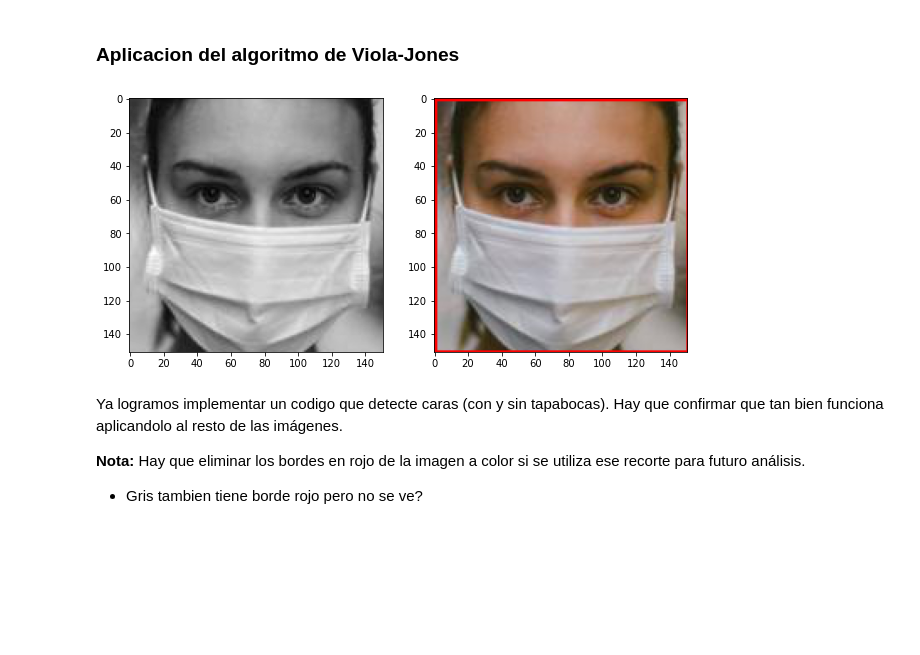
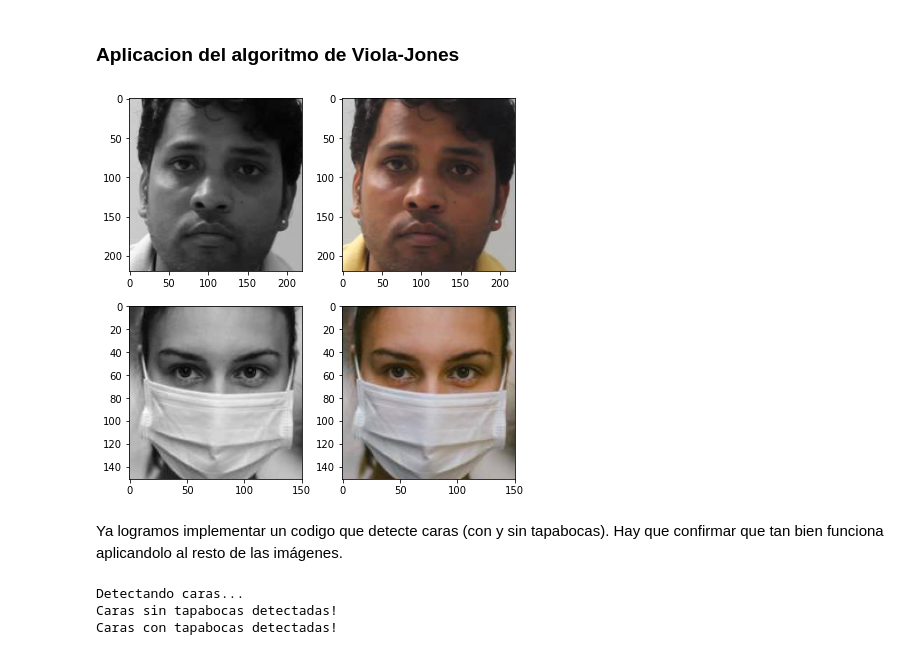
Before and after one commit to juanksRuiz/Vision_por_computador, a Jupyter notebook: Proyectos/Proyecto_3/Proyecto3_JuanCamiloRuiz.ipynb, the cells around one changed output. Saved outputs shown, nothing was run; the diff lists cells and outputs as text; code cells hidden in the pictures; blank space fills up the shorter version.

Commit message:
Funcion para detectar caras y features estadisticos completos

```diff
--- a/Proyectos/Proyecto_3/Proyecto3_JuanCamiloRuiz.ipynb
+++ b/Proyectos/Proyecto_3/Proyecto3_JuanCamiloRuiz.ipynb
@@ -88,7 +142,7 @@ faces_2 = face_cascade.detectMultiScale(gray_2, 1.3, 5)
 # Dibuja rectangulos en las caras y ojos
 marked_1 = deepcopy(im1)
 for (x,y,w,h) in faces_1:
-    marked_1 = cv2.rectangle(marked_1,(x,y),(x+w,y+h),(255,0,0),2)
+    #marked_1 = cv2.rectangle(marked_1,(x,y),(x+w,y+h),(255,0,0),2)
     # Seleccion en escala de grises de la cara
     roi_gray_1 = gray_1[y:y+h, x:x+w]
     # Seleccion a color de la cara
@@ -97,22 +151,39 @@ for (x,y,w,h) in faces_1:
 # Dibuja rectangulos en las caras y ojos
 marked_2 = deepcopy(im2)
 for (x,y,w,h) in faces_2:
-    marked_2 = cv2.rectangle(marked_2,(x,y),(x+w,y+h),(255,0,0),2)
+    #marked_2 = cv2.rectangle(marked_2,(x,y),(x+w,y+h),(255,0,0),2)
     # Seleccion en escala de grises de la cara
     roi_gray_2 = gray_2[y:y+h, x:x+w]
     # Seleccion a color de la cara
     roi_color_2 = marked_2[y:y+h, x:x+w]
 # %%
-fig, ax = plt.subplots(1,2,figsize=(10,5))
+fig, ax = plt.subplots(2,2,figsize=(7,7))
 
-#ax[0].imshow(marked_1);
-#ax[1].imshow(marked_2);
-ax[0].imshow(roi_gray_2, cmap="gray");
-ax[1].imshow(roi_color_2);
+ax[0,0].imshow(roi_gray_1, cmap="gray");
+ax[0,1].imshow(roi_color_1);
+ax[1,0].imshow(roi_gray_2, cmap="gray");
+ax[1,1].imshow(roi_color_2);
 # %% [output]
-[figure, old version]
+[figure, new version]
 # %% [markdown]
 Ya logramos implementar un codigo que detecte caras (con y sin tapabocas). Hay que confirmar que tan bien funciona aplicandolo al resto de las imágenes.
-
-**Nota:** Hay que eliminar los bordes en rojo de la imagen a color si se utiliza ese recorte para futuro análisis.
-- Gris tambien tiene borde rojo pero no se ve?
+# %%
+# detección de caras para todas las imagenes con y sin tapabocas
+train_faces_no_mask = []
+train_faces_mask = []
+
+# Para caras sin tapabocas
+print("Detectando caras...")
+for i in range(len(train_wm_images)):
+    train_faces_no_mask.append(get_face(train_wm_images[i]))
+
+print("Caras sin tapabocas detectadas!")
+# Para caras con tapaocas
+for i in range(len(train_m_images)):
+    train_faces_mask.append(get_face(train_m_images[i]))
+
+print("Caras con tapabocas detectadas!")
+# %% [output]
+Detectando caras...
+Caras sin tapabocas detectadas!
+Caras con tapabocas detectadas!
```
Also changed, not shown: parts of 12 cells of this notebook.
